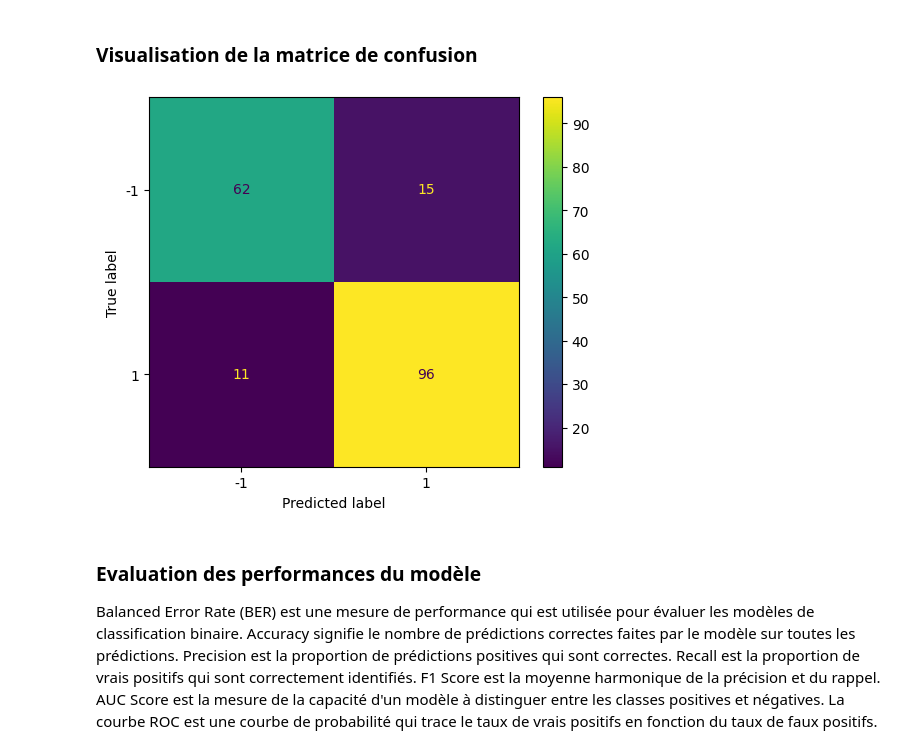
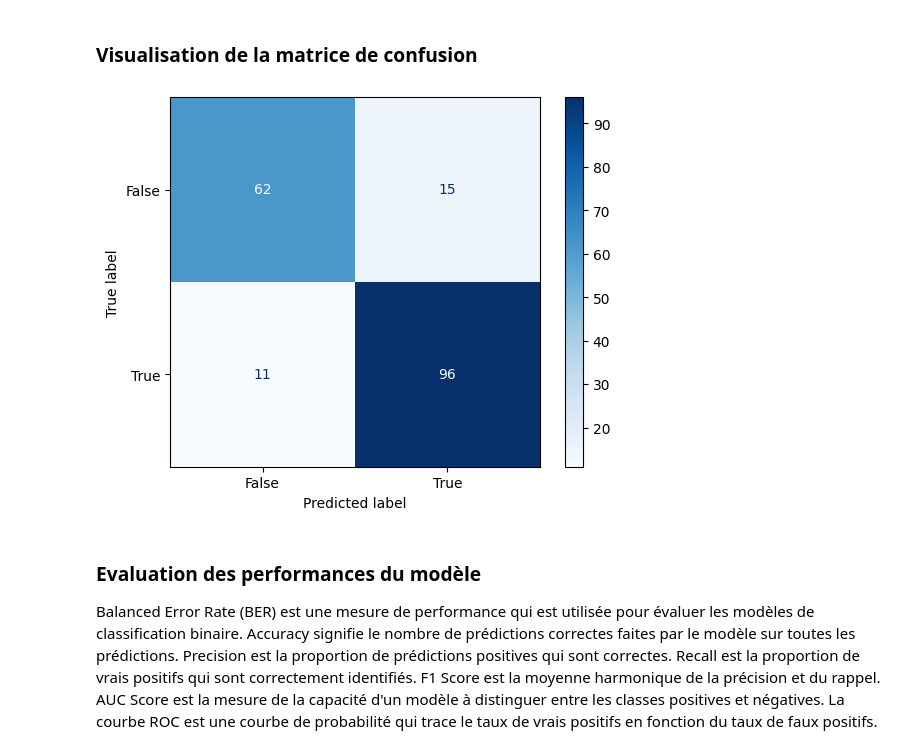
Before and after one commit to aL0NEW0LF/Extreme-Gradient-Boosting-XGBoost-Heart-Failure-Dataset, a Jupyter notebook: DEVOIR.ipynb, the cells around one changed output. Cells and saved outputs as stored; diff of their text form; code cells hidden in the pictures.

Commit message:
style: changed confusion matrix color palette

```diff
--- a/DEVOIR.ipynb
+++ b/DEVOIR.ipynb
@@ -350,12 +350,11 @@ array([[62, 15],
 # %% [markdown]
 ### Visualisation de la matrice de confusion
 # %%
-disp = metrics.ConfusionMatrixDisplay(confusion_matrix=cm, display_labels=[-1, 1])
-disp.plot()
+disp = metrics.ConfusionMatrixDisplay.from_predictions(y_true=y_test, y_pred=y_pred, display_labels=["False", "True"], cmap=plt.cm.Blues)
 
 plt.show()
 # %% [output]
-[figure, old version]
+[figure, new version]
 # %% [markdown]
 ### Evaluation des performances du modèle
 Balanced Error Rate (BER) est une mesure de performance qui est utilisée pour évaluer les modèles de classification binaire.
```
Also changed, not shown: parts of 1 cell of this notebook.
